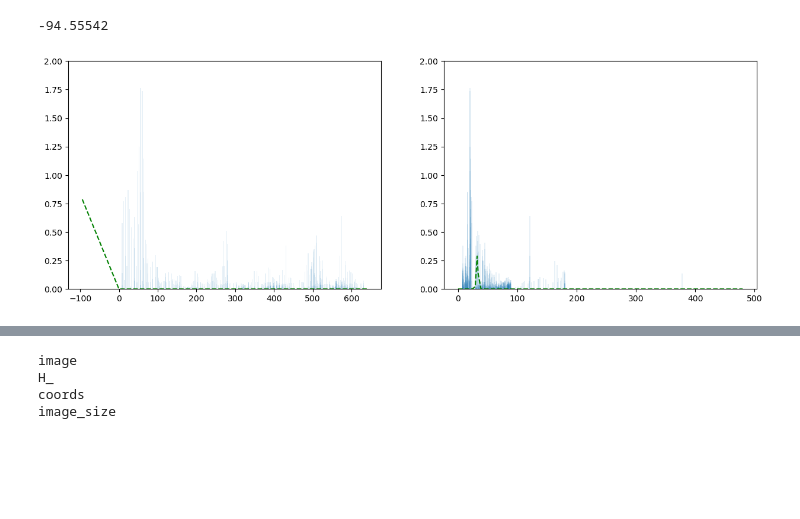
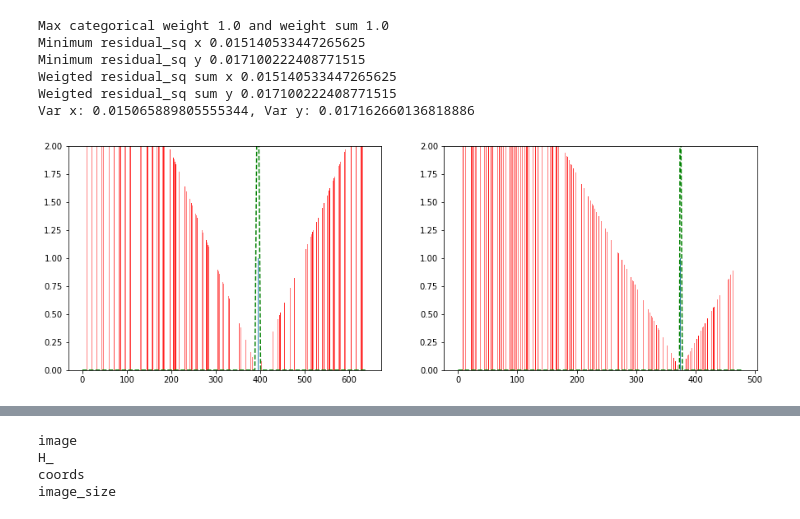
Before and after one commit to HLrwth/glue-factory, a Jupyter notebook: vis.ipynb, the cells around one changed output, grey strips where cells are left out. Drawn from its saved outputs; the diff is of its cells as text; code cells hidden in the pictures; blank space fills up the shorter version.

```diff
--- a/vis.ipynb
+++ b/vis.ipynb
@@ -22,11 +25,12 @@ dataset = get_dataset(data_conf.name)(data_conf)
 # %%
 train_loader = dataset.get_data_loader("train", distributed=False)
 # %%
-model = get_model(conf.model.name)(conf.model).to('cpu')
+model = get_model(conf.model.name)(conf.model).to(device)
 # %%
 # train the model
-tot_steps = 1000
-lr = 8e-5
+torch.autograd.set_detect_anomaly(False)
+tot_steps = 10000
+lr = 1e-5
 params = [(n, p) for n, p in model.named_parameters() if p.requires_grad]
 all_params = [p for n, p in params]
 optimizer = torch.optim.Adam(all_params, lr=lr)
@@ -35,17 +39,22 @@ scheduler = torch.optim.lr_scheduler.OneCycleLR(optimizer,
 
 step = 0
 data = next(iter(train_loader))
+data = batch_to_device(data, device, non_blocking=True)
+data.update({'tr_logvar': False})
+start_tr_logvar = tot_steps // 20
 while(step < tot_steps):
     # for _, data in enumerate(train_loader):
-
+        if step >= start_tr_logvar:
+            data.update({'tr_logvar': True})
         model.train()
         optimizer.zero_grad()
         pred = model(data)
         losses, _ = model.loss(pred, data)
         loss = torch.mean(losses["total"])
         loss.backward()
+        torch.nn.utils.clip_grad_norm_(all_params, conf.train.clip_grad)
         optimizer.step()
         scheduler.step()
-        print(f"Step {step}/{tot_steps} - Loss total: {loss.item()}, Last rpr Loss: {losses['last_rp']}, Last lagvar Loss: {losses['last_logvar']}")
+        print(f"Step {step}/{tot_steps}- lr: {scheduler.get_last_lr()} - Loss total: {loss.item()}, Last rpr Loss: {losses['last_rp'].item()}, Last lagvar Loss: {losses['last_logvar'].item()}")
         step += 1
 # %% [output]
@@ -99,28 +115,37 @@ gt_valid1_0 torch.Size([1, 512])
 gt_res0_1_sq torch.Size([1, 512, 512, 2])
 gt_res1_0_sq torch.Size([1, 512, 512, 2])
 # %%
-def plot_p_and_var(tmp_n, kps_tgt, proj, r_square, p_tgt_src, log_var, w = 640, h = 480):
+def plot_p_and_var(tmp_n, kps_tgt, proj, r_square, p_tgt_src, log_var, w = 640, h = 480, tp = False):
     var = torch.exp(log_var).squeeze().detach().cpu().numpy()
     kps_tgt = kps_tgt.squeeze().detach().cpu().numpy() # target
 
+    if tp:
+        r_square = r_square.transpose(-2, -3)
+        p_tgt_src = p_tgt_src.transpose(-1, -2)
     r_square_n_x = r_square.squeeze().detach()[tmp_n, :, 0].cpu().numpy()
     r_square_n_y = r_square.squeeze().detach()[tmp_n, :, 1].cpu().numpy()
     # dist = F.softmax(logits[0, 0], dim=0).detach().cpu().numpy()
-    dist = p_tgt_src.squeeze()[tmp_n].detach().cpu().numpy() * 50
+    dist = p_tgt_src.squeeze()[tmp_n].detach().cpu().numpy()
+
+    print(f'Max categorical weight {dist.max()} and weight sum {dist.sum()}')
+    print(f"Minimum residual_sq x {r_square_n_x.min()}")
+    print(f"Minimum residual_sq y {r_square_n_y.min()}")
+    print(f"Weigted residual_sq sum x {(r_square_n_x * dist).sum()}")
+    print(f"Weigted residual_sq sum y {(r_square_n_y * dist).sum()}")
+
     f, (ax1, ax2) = plt.subplots(1, 2, figsize=(15, 5))
-    ax1.bar(kps_tgt[:, 0], dist, width=2, alpha=0.1)
-    ax2.bar(kps_tgt[:, 1], dist, width=2, alpha=0.1)
-    # ax1.bar(kps_tgt[:, 0], r_square_n_x**0.5 / 100, width=0.5, color='r')
-    # ax2.bar(kps_tgt[:, 1], r_square_n_y**0.5 / 100, width=0.5, color='r')
+    ax1.bar(kps_tgt[:, 0], dist, width=2, alpha=0.9)
+    ax2.bar(kps_tgt[:, 1], dist, width=2, alpha=0.9)
+    ax1.bar(kps_tgt[:, 0], r_square_n_x**0.5 / 100, width=0.5, color='r', alpha=0.5)
+    ax2.bar(kps_tgt[:, 1], r_square_n_y**0.5 / 100, width=0.5, color='r', alpha=0.5)
 
     kp0_proj1_x = proj.squeeze()[tmp_n, 0].detach().cpu().numpy()
     kp0_proj1_y = proj.squeeze()[tmp_n, 1].detach().cpu().numpy() # point 80 projected in image 0
     variance_x = var[tmp_n, 0]
     variance_y = var[tmp_n, 1]
     from scipy.stats import norm
-    # x = np.linspace(kp0_proj1-200, kp0_proj1+200, 50)
-    # y = norm.pdf(x, kp0_proj1, variance)
-    # plt.plot(x, y, 'r--')
+
+    print(f'Var x: {variance_x}, Var y: {variance_y}')
     w_x = np.linspace(0, w, 100)
     w_x = np.sort(np.append(w_x, kp0_proj1_x))
     w_y = norm.pdf(w_x, kp0_proj1_x, variance_x**0.5)
@@ -133,7 +158,12 @@ def plot_p_and_var(tmp_n, kps_tgt, proj, r_square, p_tgt_src, log_var, w = 640,
     ax1.plot(w_x, w_y, 'g--')
     ax2.plot(h_x, h_y, 'g--')
 # %%
-plot_p_and_var(0, pred['keypoints1'], pred['gt_proj_0to1'], pred['gt_res0_1_sq'], pred['p_rp_01'], pred['logvar_01'])
+plot_p_and_var(346, pred['keypoints1'], pred['gt_proj_0to1'], pred['gt_res0_1_sq'], pred['p_rp_01'], pred['logvar_01'])
 # %% [output]
--94.55542
+Max categorical weight 1.0 and weight sum 1.0
+Minimum residual_sq x 0.015140533447265625
+Minimum residual_sq y 0.017100222408771515
+Weigted residual_sq sum x 0.015140533447265625
+Weigted residual_sq sum y 0.017100222408771515
+Var x: 0.015065889805555344, Var y: 0.017162660136818886
-[figure, old version]
+[figure, new version]
```
Also changed, not shown: parts of 22 cells of this notebook, 1 other file.
